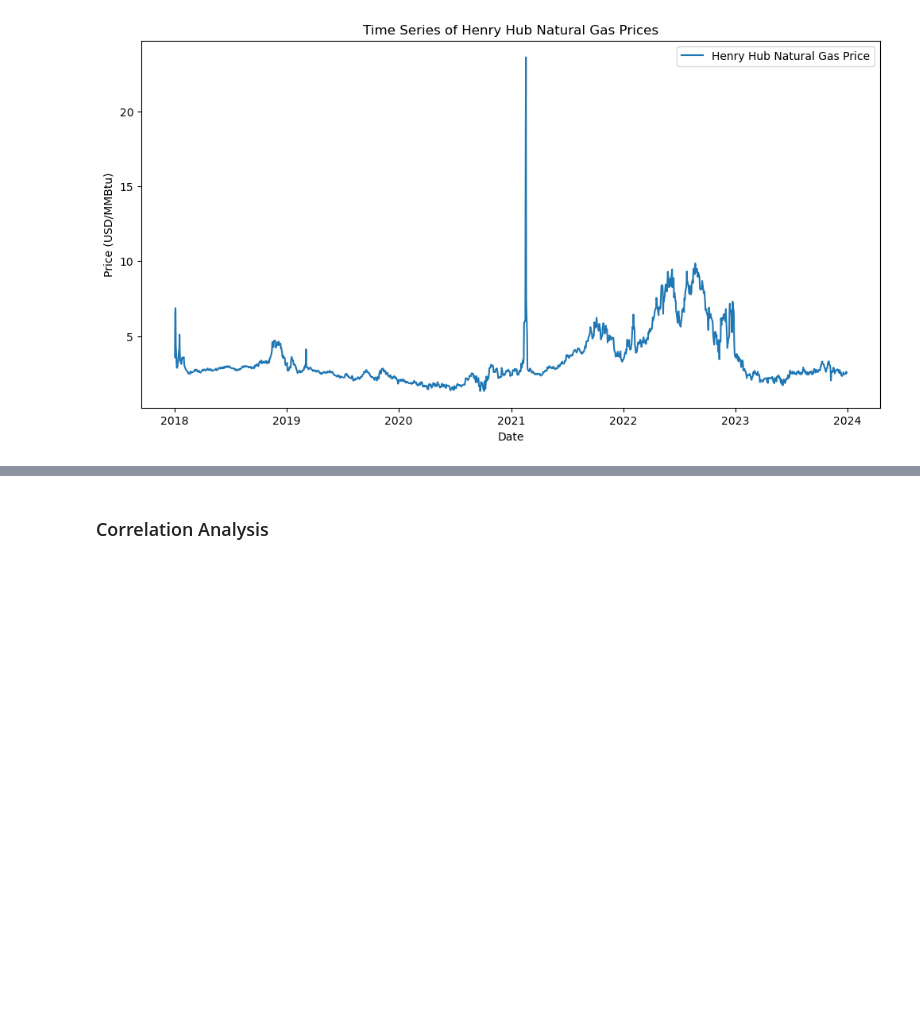
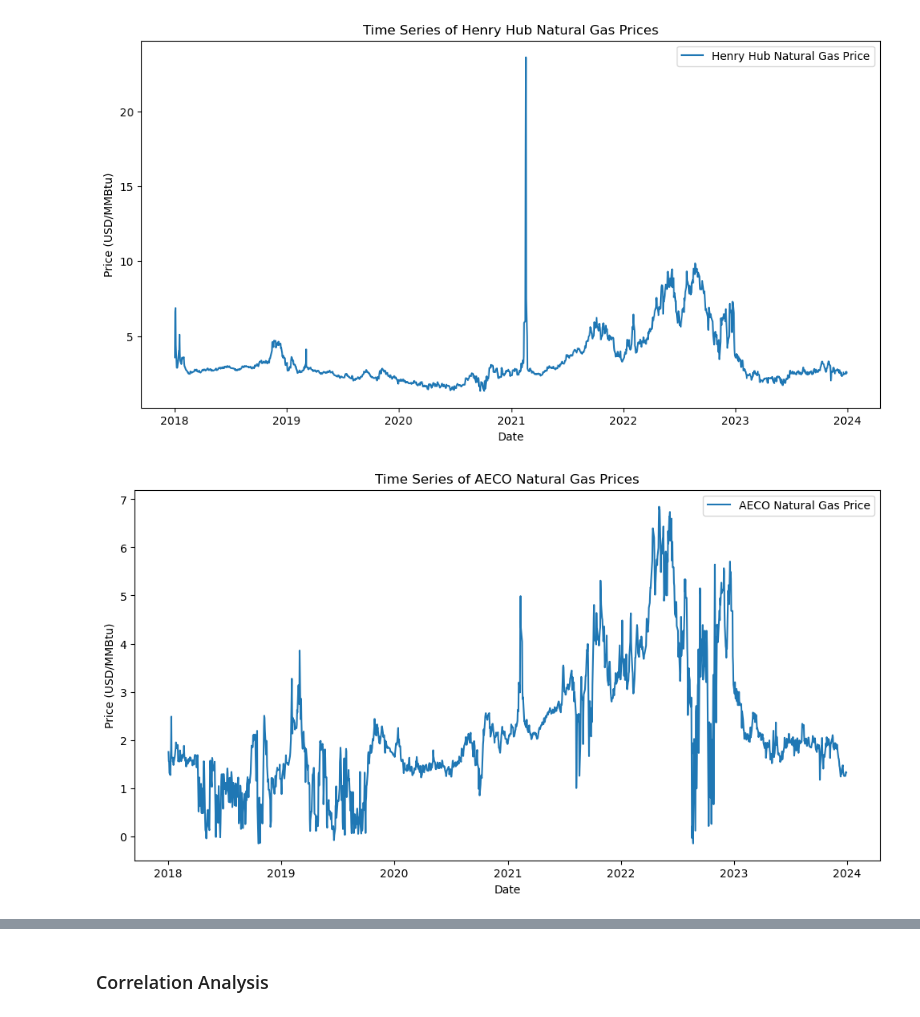
Before and after one commit to yidanzhao00/Natural-Gas-Price-Tendency-Analysis, a Jupyter notebook: code/code1.ipynb, the cells around one changed output, grey strips where cells are left out. Cells and saved outputs as stored; diff of their text form; code cells hidden in the pictures; blank space fills up the shorter version.

```diff
--- a/code/code1.ipynb
+++ b/code/code1.ipynb
@@ -169,6 +201,22 @@ plt.legend()
 plt.show()
 # %% [output]
 [figure]
+# %%
+# Visualize time series
+
+# Setting Date as index for time series plotting
+time_series_df = new_price_df.set_index('Date')
+
+# Plotting AECO Gas Prices Over Time
+plt.figure(figsize=(12, 6))
+plt.plot(time_series_df['AECO 5A USD/MMBtu'], label='AECO Natural Gas Price')
+plt.title('Time Series of AECO Natural Gas Prices')
+plt.xlabel('Date')
+plt.ylabel('Price (USD/MMBtu)')
+plt.legend()
+plt.show()
+# %% [output]
+[figure, added]
 # %%
 from statsmodels.tsa.seasonal import seasonal_decompose
 
```
Also changed, not shown: parts of 14 cells of this notebook, 1 other file.
